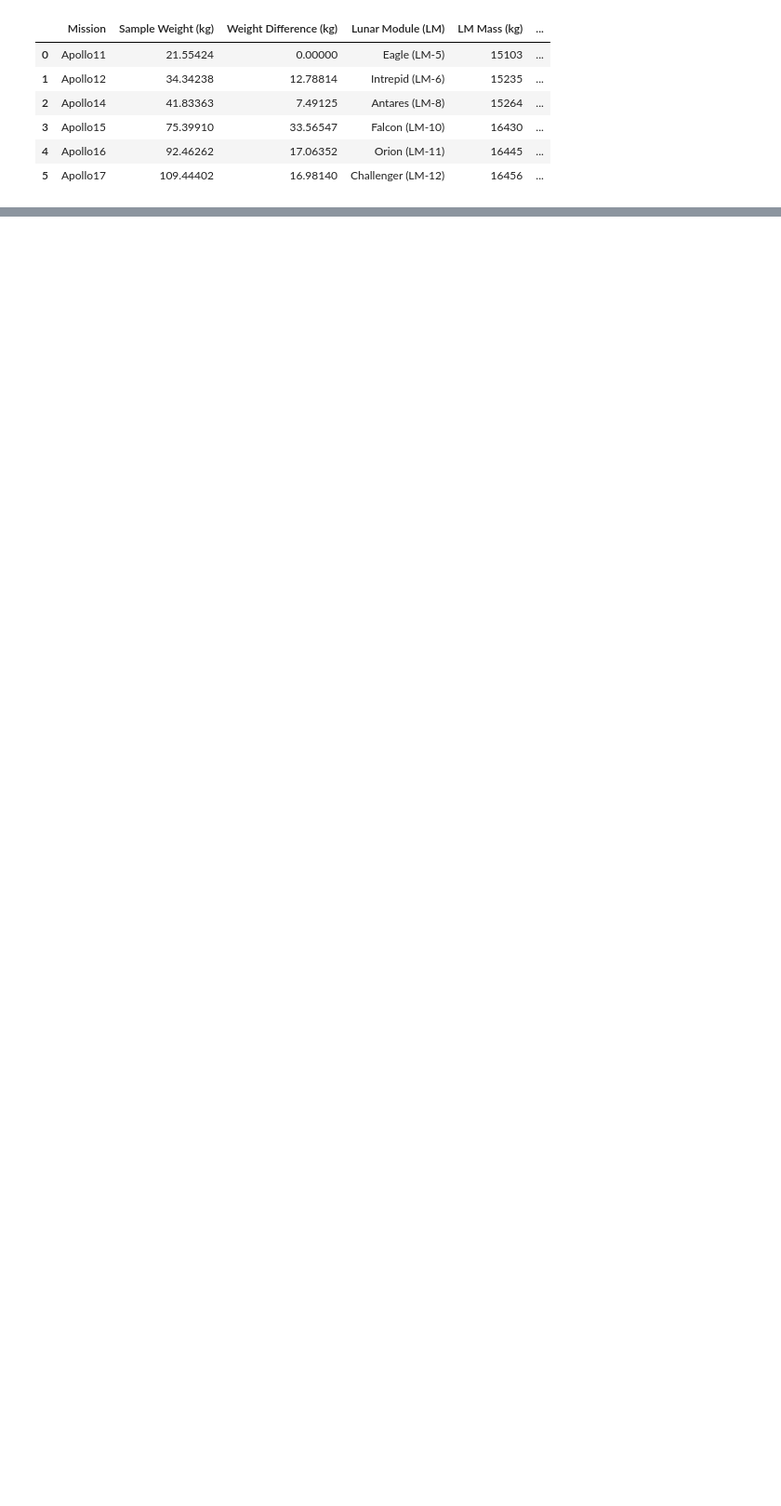
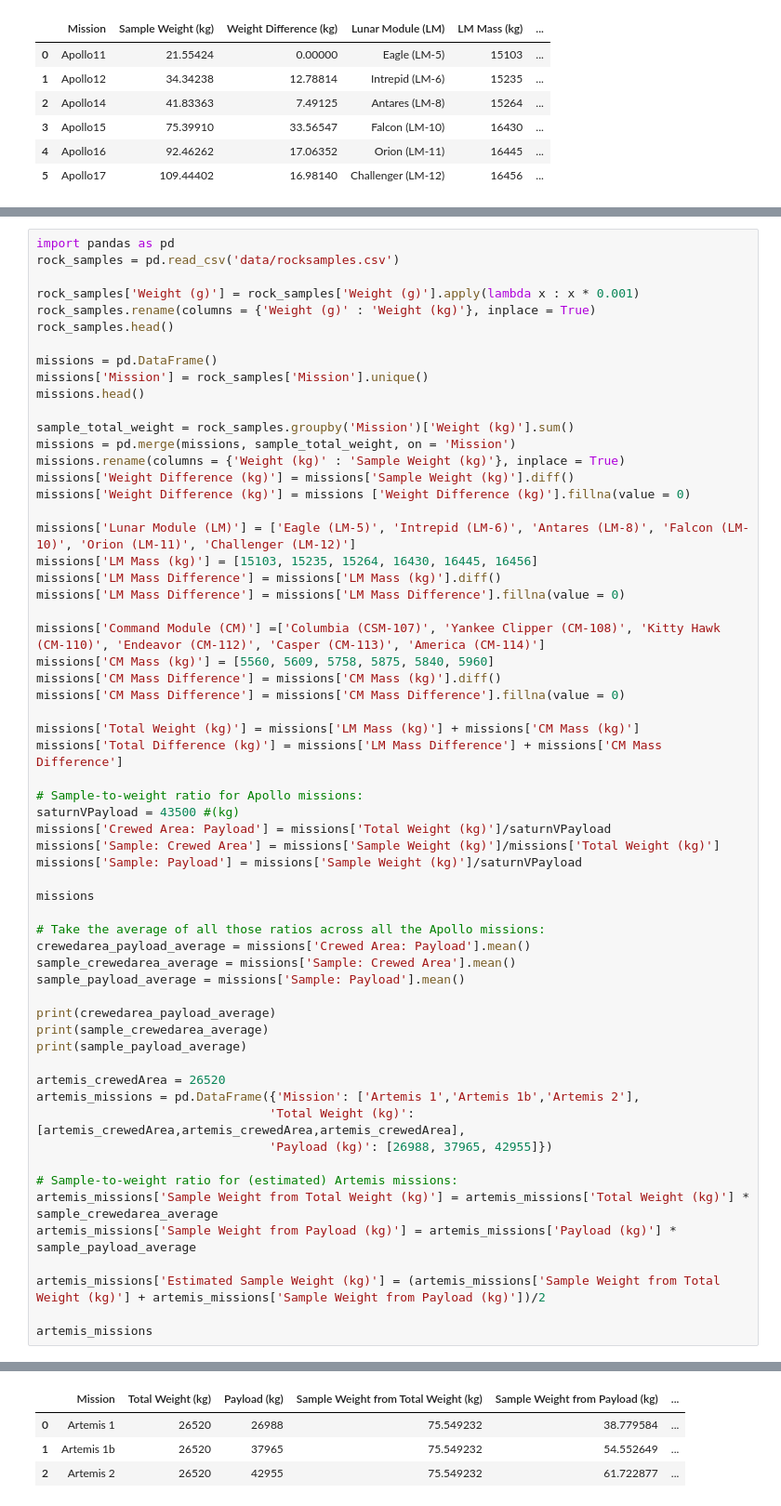
Before and after one commit to pmikaelah/Learn-Microsoft-Learning-Path-1-Explore-space-with-Python-and-Visual-Studio-Code, a Jupyter notebook: over-the-moon/sample-return/sample-return.ipynb, the cells around one changed output, grey strips where cells are left out. Shown: that part at 93% size. Drawn from its saved outputs; the diff is of its cells as text; blank space fills up the shorter version.

```diff
--- a/over-the-moon/sample-return/sample-return.ipynb
+++ b/over-the-moon/sample-return/sample-return.ipynb
@@ -336,0 +427,61 @@ missions
+# %%
+import pandas as pd
+rock_samples = pd.read_csv('data/rocksamples.csv')
+
+rock_samples['Weight (g)'] = rock_samples['Weight (g)'].apply(lambda x : x * 0.001)
+rock_samples.rename(columns = {'Weight (g)' : 'Weight (kg)'}, inplace = True)
+rock_samples.head()
+
+missions = pd.DataFrame()
+missions['Mission'] = rock_samples['Mission'].unique()
+missions.head()
+
+sample_total_weight = rock_samples.groupby('Mission')['Weight (kg)'].sum()
+missions = pd.merge(missions, sample_total_weight, on = 'Mission')
+missions.rename(columns = {'Weight (kg)' : 'Sample Weight (kg)'}, inplace = True)
+missions['Weight Difference (kg)'] = missions['Sample Weight (kg)'].diff()
+missions['Weight Difference (kg)'] = missions ['Weight Difference (kg)'].fillna(value = 0)
+
+missions['Lunar Module (LM)'] = ['Eagle (LM-5)', 'Intrepid (LM-6)', 'Antares (LM-8)', 'Falcon (LM-10)', 'Orion (LM-11)', 'Challenger (LM-12)']
+missions['LM Mass (kg)'] = [15103, 15235, 15264, 16430, 16445, 16456]
+missions['LM Mass Difference'] = missions['LM Mass (kg)'].diff()
+missions['LM Mass Difference'] = missions['LM Mass Difference'].fillna(value = 0)
+
+missions['Command Module (CM)'] =['Columbia (CSM-107)', 'Yankee Clipper (CM-108)', 'Kitty Hawk (CM-110)', 'Endeavor (CM-112)', 'Casper (CM-113)', 'America (CM-114)']
+missions['CM Mass (kg)'] = [5560, 5609, 5758, 5875, 5840, 5960]
+missions['CM Mass Difference'] = missions['CM Mass (kg)'].diff()
+missions['CM Mass Difference'] = missions['CM Mass Difference'].fillna(value = 0)
+
+missions['Total Weight (kg)'] = missions['LM Mass (kg)'] + missions['CM Mass (kg)']
+missions['Total Difference (kg)'] = missions['LM Mass Difference'] + missions['CM Mass Difference']
+
+# Sample-to-weight ratio for Apollo missions:
+saturnVPayload = 43500 #(kg)
+missions['Crewed Area: Payload'] = missions['Total Weight (kg)']/saturnVPayload
+missions['Sample: Crewed Area'] = missions['Sample Weight (kg)']/missions['Total Weight (kg)']
+missions['Sample: Payload'] = missions['Sample Weight (kg)']/saturnVPayload
+
+missions
+
+# Take the average of all those ratios across all the Apollo missions:
+crewedarea_payload_average = missions['Crewed Area: Payload'].mean()
+sample_crewedarea_average = missions['Sample: Crewed Area'].mean()
+sample_payload_average = missions['Sample: Payload'].mean()
+
+print(crewedarea_payload_average)
+print(sample_crewedarea_average)
+print(sample_payload_average)
+
+artemis_crewedArea = 26520
+artemis_missions = pd.DataFrame({'Mission': ['Artemis 1','Artemis 1b','Artemis 2'],
+                                'Total Weight (kg)': [artemis_crewedArea,artemis_crewedArea,artemis_crewedArea],
+                                'Payload (kg)': [26988, 37965, 42955]})
+
+# Sample-to-weight ratio for (estimated) Artemis missions:
+artemis_missions['Sample Weight from Total Weight (kg)'] = artemis_missions['Total Weight (kg)'] * sample_crewedarea_average
+artemis_missions['Sample Weight from Payload (kg)'] = artemis_missions['Payload (kg)'] * sample_payload_average
+
+artemis_missions['Estimated Sample Weight (kg)'] = (artemis_missions['Sample Weight from Total Weight (kg)'] + artemis_missions['Sample Weight from Payload (kg)'])/2
+
+artemis_missions
+# %% [output]
@@ -336,0 +491,4 @@ missions
+|  | Mission | Total Weight (kg) | Payload (kg) | Sample Weight from Total Weight (kg) | Sample Weight from Payload (kg) | ... |
+| 0 | Artemis 1 | 26520 | 26988 | 75.549232 | 38.779584 | ... |
+| 1 | Artemis 1b | 26520 | 37965 | 75.549232 | 54.552649 | ... |
+| 2 | Artemis 2 | 26520 | 42955 | 75.549232 | 61.722877 | ... |
```
Also changed, not shown: parts of 13 cells of this notebook.
